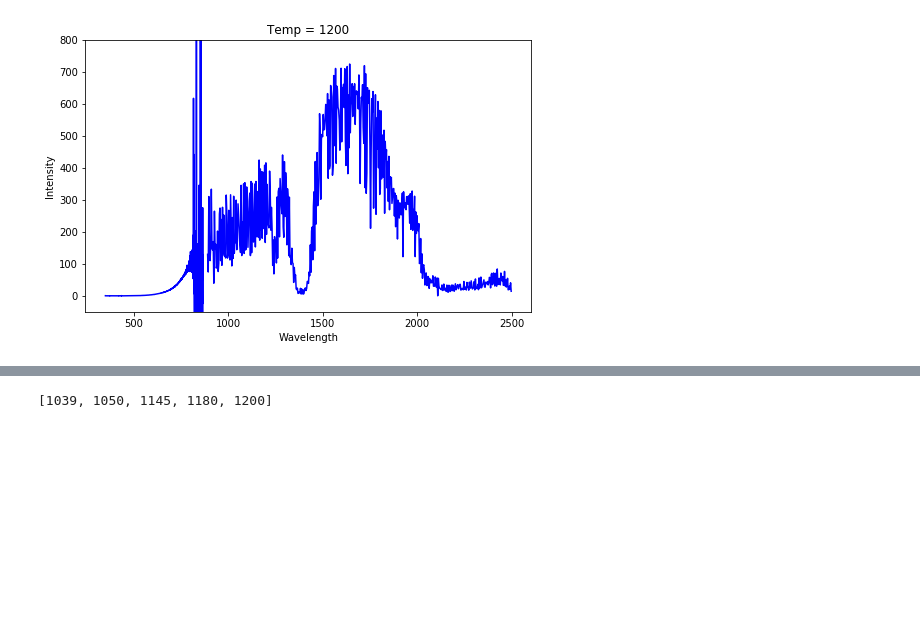
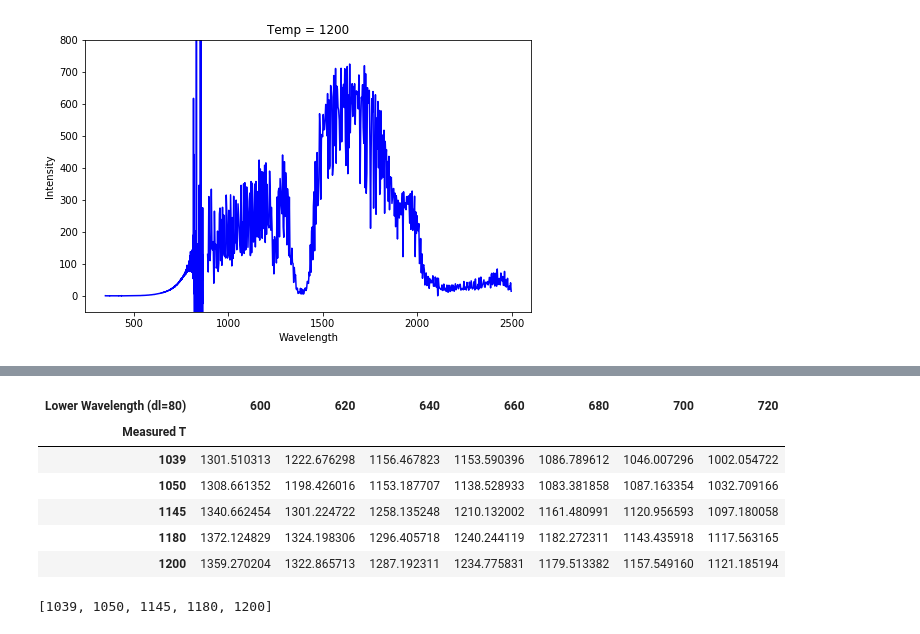
Before and after one commit to msb002/MHDlab, a Jupyter notebook: Analysis/Jupyter Notebooks/Bowen/MgO Spectra.ipynb, the cells around one changed output, grey strips where cells are left out. Drawn from its saved outputs; the diff is of its cells as text; code cells hidden in the pictures; blank space fills up the shorter version.

```diff
--- a/Analysis/Jupyter Notebooks/Bowen/MgO Spectra.ipynb
+++ b/Analysis/Jupyter Notebooks/Bowen/MgO Spectra.ipynb
@@ -166,3 +145,20 @@ bbt = np.zeros((len(w),5))
+# %%
+bbs = pd.DataFrame(tt)
+bbs.columns = wl
+bbs.index= T
+# %%
+bbs.index.name = 'Measured T'
+bbs.columns.name = 'Lower Wavelength (dl=80)'
+# %%
+bbs
+# %% [output]
+| Lower Wavelength (dl=80) | 600 | 620 | 640 | 660 | 680 | 700 | 720 |
+| Measured T |  |  |  |  |  |  |  |
+| 1039 | 1301.510313 | 1222.676298 | 1156.467823 | 1153.590396 | 1086.789612 | 1046.007296 | 1002.054722 |
+| 1050 | 1308.661352 | 1198.426016 | 1153.187707 | 1138.528933 | 1083.381858 | 1087.163354 | 1032.709166 |
+| 1145 | 1340.662454 | 1301.224722 | 1258.135248 | 1210.132002 | 1161.480991 | 1120.956593 | 1097.180058 |
+| 1180 | 1372.124829 | 1324.198306 | 1296.405718 | 1240.244119 | 1182.272311 | 1143.435918 | 1117.563165 |
+| 1200 | 1359.270204 | 1322.865713 | 1287.192311 | 1234.775831 | 1179.513382 | 1157.549160 | 1121.185194 |
 # %%
 T
 # %% [output]
```
Also changed, not shown: parts of 6 cells of this notebook, 13 other files.
